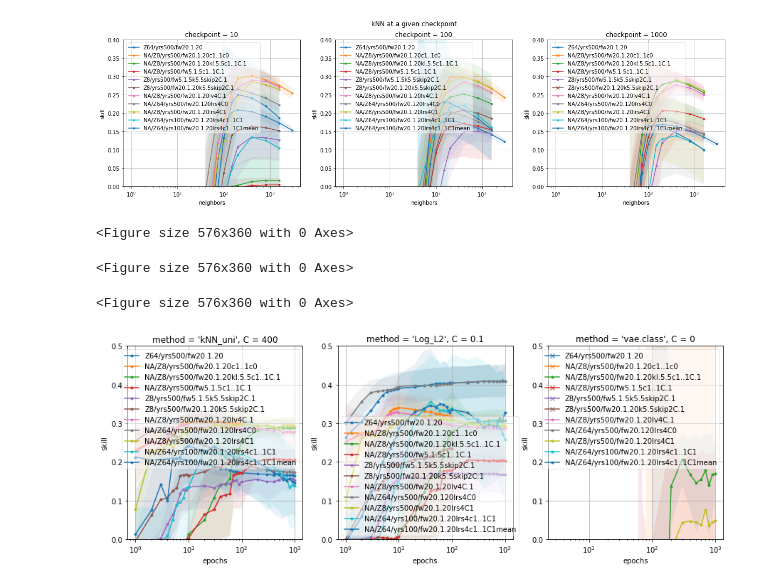
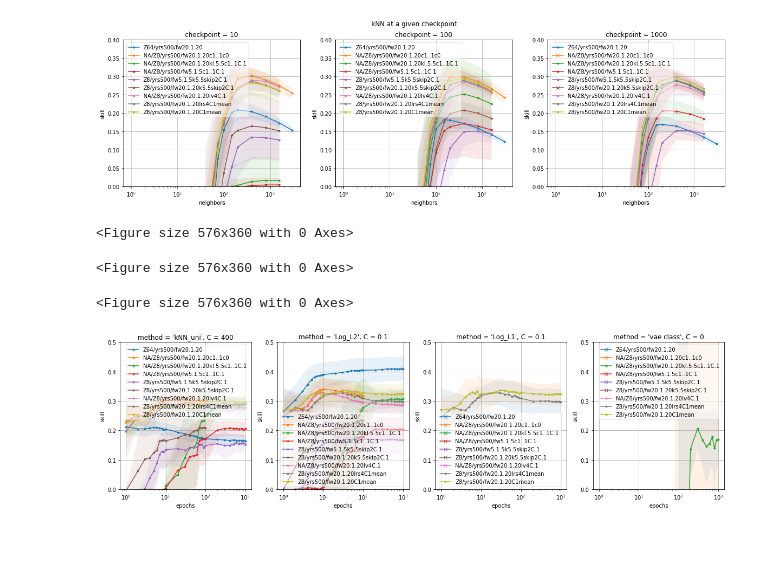
Before and after one commit to georgemilosh/Climate-Learning, a Jupyter notebook: VAE/score.ipynb, the cells around one changed output. Cells and saved outputs as stored; diff of their text form; code cells hidden in the pictures; blank space fills up the shorter version.

```diff
--- a/VAE/score.ipynb
+++ b/VAE/score.ipynb
@@ -84,7 +87,9 @@ runs = { 'control' :                            './models/filterFrance/Z64/yrs10
 # %%
 
 
-runs = { 'Z64/yrs500/fw20.1.20' :   './models/filterFrance/Z64/yrs500/fw20.1.20/'
+runs = {'Z64/yrs500/fw20.1.20' :   './models/filterFrance/Z64/yrs500/fw20.1.20/'
+        #'Z64/yrs100/fw2..1.2' : './models/filterFrance/Z64/yrs100/fw2..1.2/'
+        #,'Z64/yrs100/fw2..1.2xarray' : './models/filterFrance/Z64/yrs100/fw20.1.20xarray/'
          #,'Z8/yrs5000/fw20.1.20' :   './models/filterFrance/Z8/yrs500/fw20.1.20/'
         #,'Z8/yrs500/fw20.1.20' : './models/filterFrance/Z8/yrs500/fw20.1.20/'
         #,'NA/Z64/yrs500/fw20.1.20c1..1' : './models/filterFranceNorthAtlantic/Z64/yrs500/fw20.1.20btch256coef1..1/'
@@ -104,10 +109,12 @@ runs = { 'Z64/yrs500/fw20.1.20' :   './models/filterFrance/Z64/yrs500/fw20.1.20/
         ,'NA/Z8/yrs500/fw20.1.20lv4C.1' : './models/filterFranceNorthAtlantic/Z8/yrs500/fw20.1.20lv4C.1/'
         #,'NA/Z8/yrs500/fw20.1.20lrs4C.001' : './models/filterFranceNorthAtlantic/Z8/yrs500/fw20.1.20lrs4C.001/'
         #,'NA/Z8/yrs500/fw20.1.20C.001' : './models/filterFranceNorthAtlantic/Z8/yrs500/fw20.1.20skip2c1..1C.001/'
-        ,'NA/Z64/yrs500/fw20.120lrs4C0' : 'models/filterFranceNorthAtlantic/Z64/yrs500/fw20.1.20lrs4C0/'
-        ,'NA/Z8/yrs500/fw20.1.20lrs4C1' : './models/filterFranceNorthAtlantic/Z8/yrs500/fw20.1.20lrs4C1/'
-        ,'NA/Z64/yrs100/fw20.1.20lrs4c1..1C1' : './models/filterFranceNorthAtlantic/Z64/yrs100/fw20.1.20lrs4c1..1C1/'
-        ,'NA/Z64/yrs100/fw20.1.20lrs4c1..1C1mean' : './models/filterFranceNorthAtlantic/Z64/yrs100/fw20.1.20lrs4c1..1C1mean/'
+        #,'NA/Z64/yrs500/fw20.120lrs4C0' : 'models/filterFranceNorthAtlantic/Z64/yrs500/fw20.1.20lrs4C0/'
+        #,'NA/Z8/yrs500/fw20.1.20lrs4C1' : './models/filterFranceNorthAtlantic/Z8/yrs500/fw20.1.20lrs4C1/'
+        #,'NA/Z64/yrs100/fw20.1.20lrs4c1..1C1' : './models/filterFranceNorthAtlantic/Z64/yrs100/fw20.1.20lrs4c1..1C1/'
+        #,'NA/Z64/yrs100/fw20.1.20lrs4c1..1C1mean' : './models/filterFranceNorthAtlantic/Z64/yrs100/fw20.1.20lrs4c1..1C1mean/'
+        ,'Z8/yrs500/fw20.1.20lrs4C1mean' : './models/filterFranceNorthAtlantic/Z8/yrs500/fw20.1.20c1..1lrs4C1mean/'
+        ,'Z8/yrs500/fw20.1.20C1mean' : './models/filterFranceNorthAtlantic/Z8/yrs500/fw20.1.20c1..1C1mean/'
         }
 # %%
 fig = plt.figure()
@@ -143,36 +150,36 @@ for i, checkpoint in enumerate([10,100,1000]):
     ax1.grid(True)
 fig.savefig('./Images/class_KNN.png',dpi=200)
 # %% [output]
-[figure, old version]
+[figure, new version]
 <Figure size 576x360 with 0 Axes>
 <Figure size 576x360 with 0 Axes>
 <Figure size 576x360 with 0 Axes>
 # %%
 fig = plt.figure()
-fig.set_size_inches(15, 5)
+fig.set_size_inches(20, 5)
 fig.suptitle('')
 
-axs = fig.subplots(nrows=1, ncols=3)
+axs = fig.subplots(nrows=1, ncols=4)
 
-for i, (C, method) in enumerate(zip([400,0.1,0],['kNN_uni', 'Log_L2','vae.class'])):
+for i, (C, method) in enumerate(zip([400,0.1,0.1,0],['kNN_uni', 'Log_L2','Log_L1','vae.class'])):
     ax1 = axs[i]
     for name, folder in runs.items():
         score = pd.read_csv(f'{folder}score.csv')
         if method in  score.method.values:
             meanskillvsckpt = score.groupby(['checkpoint', 'C','method']).mean().loc[(slice(None), C, method), 'skill'].droplevel(level=(1,2)) # The last command gets rid of C and method in the output
             stdskillvsckpt = score.groupby(['checkpoint', 'C','method']).std().loc[(slice(None), C, method), 'skill'].droplevel(level=(1,2))
             maxiter=100
             ax1.fill_between(meanskillvsckpt.index[:maxiter],meanskillvsckpt.values[:maxiter]-stdskillvsckpt.values[:maxiter],meanskillvsckpt.values[:maxiter]+stdskillvsckpt.values[:maxiter],alpha=0.1)
             ax1.plot(meanskillvsckpt.index[:maxiter],meanskillvsckpt.values[:maxiter],label=name, marker='.')
         else:
             ax1.plot(np.arange(0,2),np.inf*np.arange(0,2),label=name, marker='x')
     ax1.set_xlabel('epochs')
     ax1.set_ylabel('skill')
     ax1.set_ylim([0,0.5])
     ax1.set_xscale("log")
     ax1.set_title(f"{method = }, {C = }")
     ax1.legend(loc='best', fancybox=True, framealpha=0.5)
     ax1.grid(True)
     fig.savefig('./Images/class_epochs.png',dpi=200)
 # %% [output]
-[figure, old version]
+[figure, new version]
```
Also changed, not shown: parts of 7 cells of this notebook, 4 other files.
